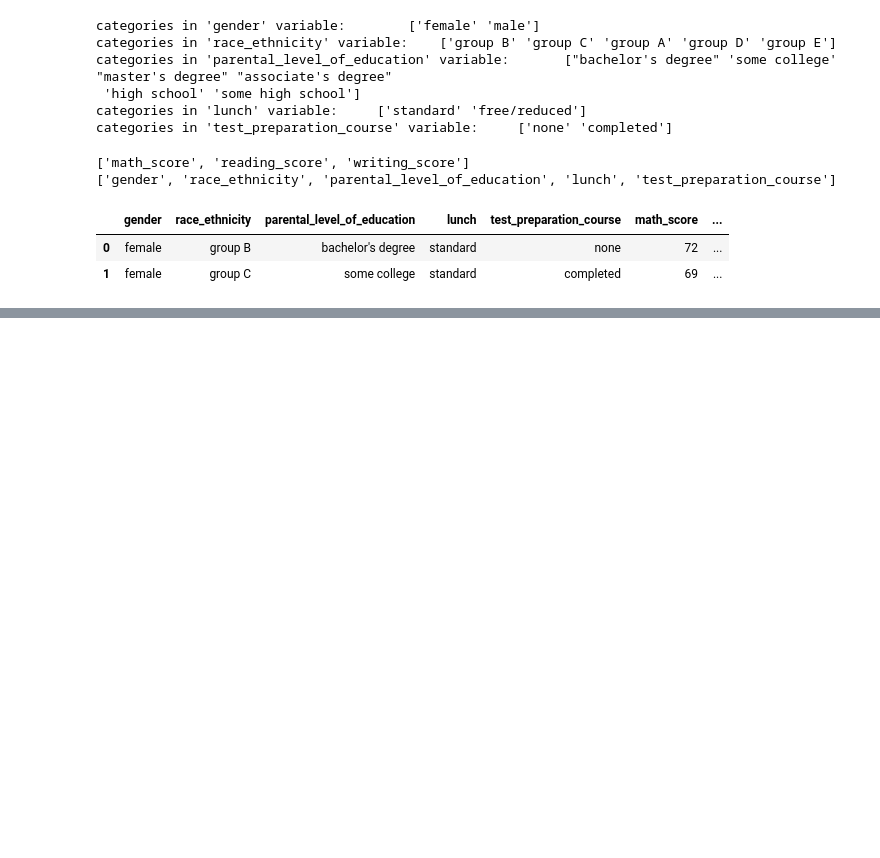
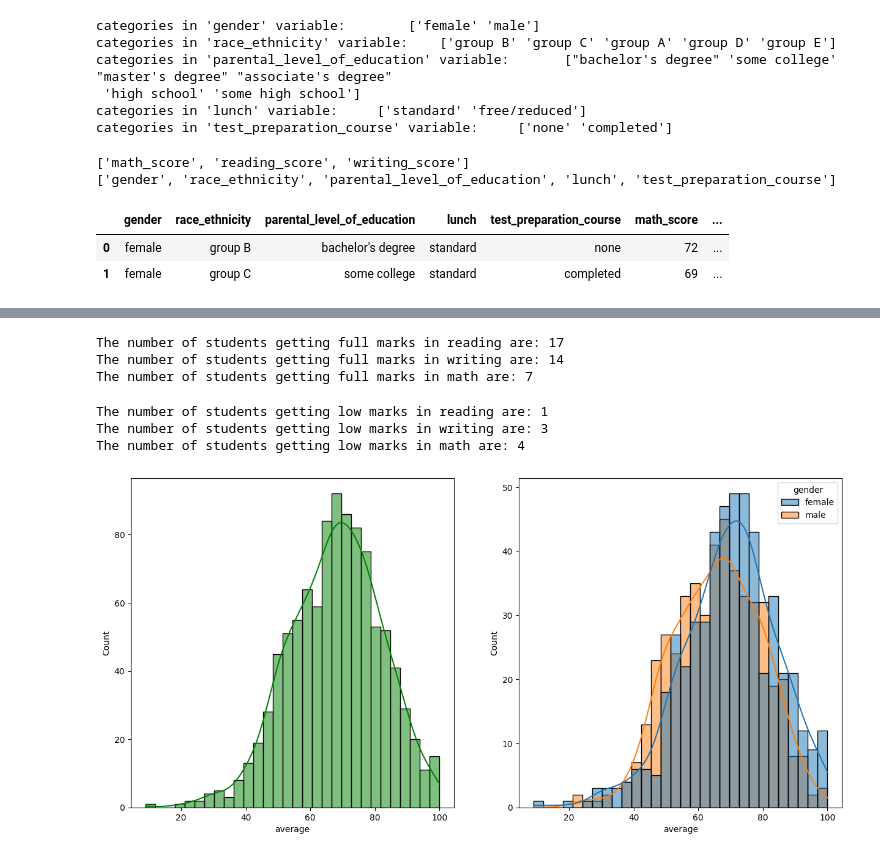
Before and after one commit to divyansh1934/pracmlc, a Jupyter notebook: notebooks/EDA STUDENT PERFORMANCE .ipynb, the cells around one changed output, grey strips where cells are left out. Drawn from its saved outputs; the diff is of its cells as text; code cells hidden in the pictures; blank space fills up the shorter version.

```diff
--- a/notebooks/EDA STUDENT PERFORMANCE .ipynb
+++ b/notebooks/EDA STUDENT PERFORMANCE .ipynb
@@ -163,3 +163,10 @@ df.head(2)
 |  | gender | race_ethnicity | parental_level_of_education | lunch | test_preparation_course | math_score | ... |
 | 0 | female | group B | bachelor's degree | standard | none | 72 | ... |
 | 1 | female | group C | some college | standard | completed | 69 | ... |
+# %%
+# adding scores for total average
+
+df["total_score"]=df["math_score"] + df["reading_score"] + df["writing_score"]
+
+df["average"]=(df["total_score"]/3)
+df.head()
@@ -165,0 +180,35 @@ df.head(2)
+# %%
+reading_full= (df[df["reading_score"]==100])['reading_score'].count()
+writing_full= (df[df["writing_score"]==100])['writing_score'].count()
+math_full= (df[df["math_score"]==100])['math_score'].count()
+
+print(f"The number of students getting full marks in reading are: {reading_full}")
+print(f"The number of students getting full marks in writing are: {writing_full}")
+print(f"The number of students getting full marks in math are: {math_full}")
+# %% [output]
+The number of students getting full marks in reading are: 17
+The number of students getting full marks in writing are: 14
+The number of students getting full marks in math are: 7
+# %%
+reading_low= (df[df['reading_score'] <20])['reading_score'].count()
+writing_low= (df[df['writing_score'] <20])['writing_score'].count()
+math_low= (df[df['math_score'] <20])['math_score'].count()
+
+print(f"The number of students getting low marks in reading are: {reading_low}")
+print(f"The number of students getting low marks in writing are: {writing_low}")
+print(f"The number of students getting low marks in math are: {math_low}")
+# %% [output]
+The number of students getting low marks in reading are: 1
+The number of students getting low marks in writing are: 3
+The number of students getting low marks in math are: 4
+# %%
+# exploring data (data visualization)
+# average score
+plt.figure(figsize=(15,7))
+plt.subplot(1,2,1)
+sns.histplot(data=df,x='average',bins=30, kde=True, color='g')
+plt.subplot(1,2,2)
+sns.histplot(data=df,x='average',bins=30, kde=True, hue='gender')
+plt.show()
+# %% [output]
+[figure, added]
```
Also changed, not shown: parts of 7 cells of this notebook.
